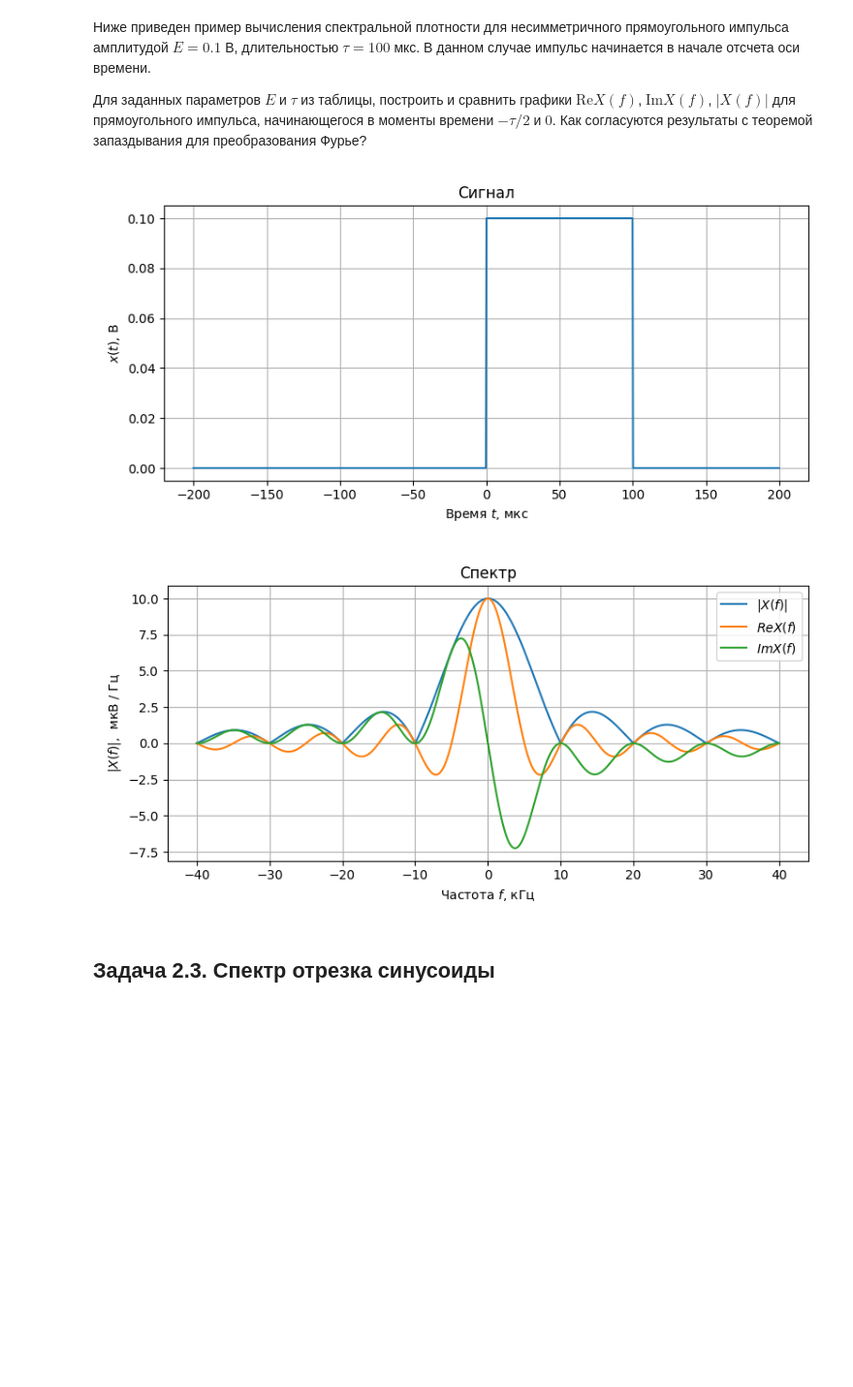
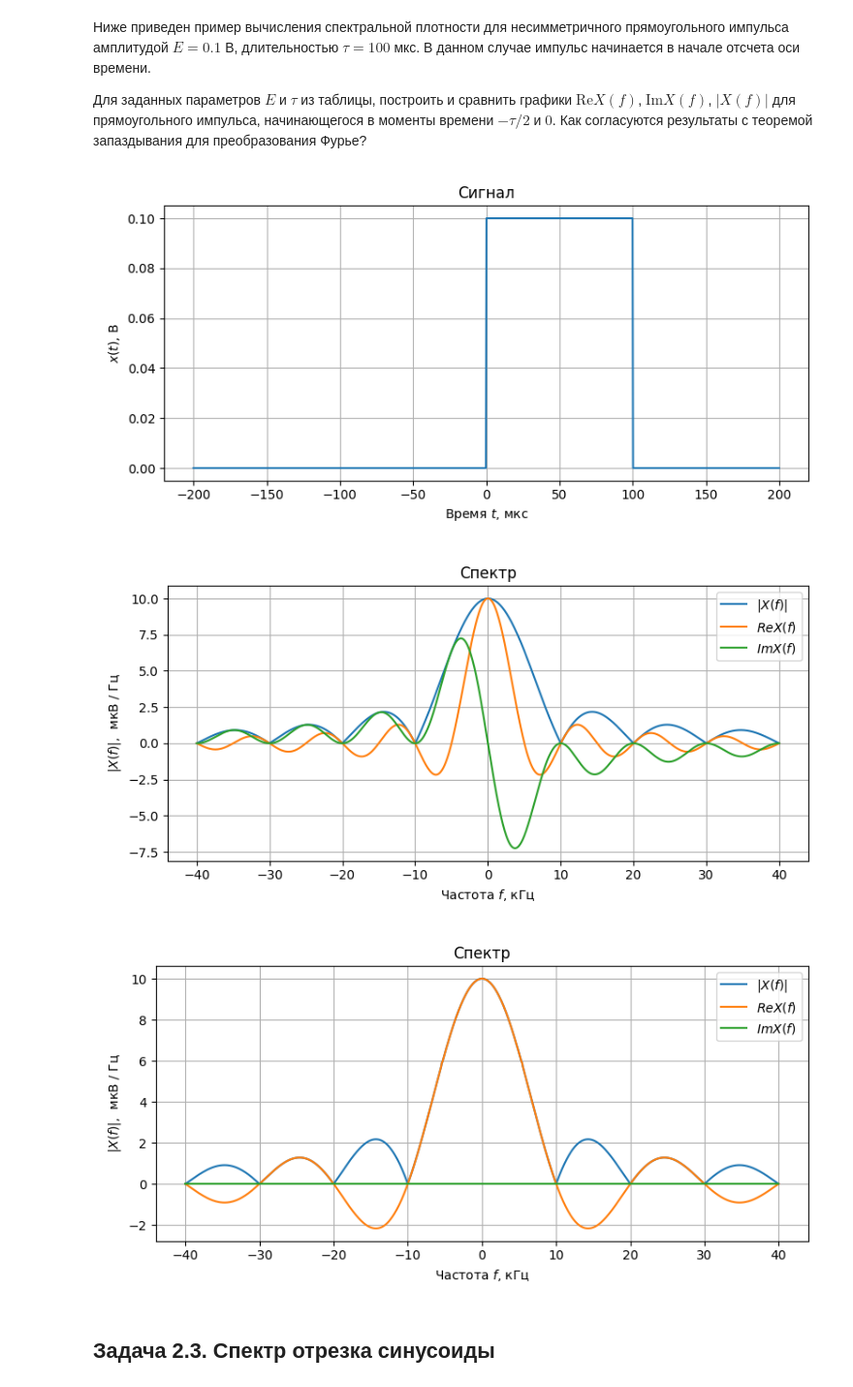
Before and after one commit to nik0zer/radio_phys, a Jupyter notebook: laba_1/Lab1_task.ipynb, the cells around one changed output. Shown at 97% size. Drawn from its saved outputs; the diff is of its cells as text; code cells hidden in the pictures; blank space fills up the shorter version.

```diff
--- a/laba_1/Lab1_task.ipynb
+++ b/laba_1/Lab1_task.ipynb
@@ -447,33 +447,51 @@ tau=100*1e-6 #150 мкс
 f_band=np.linspace(-4/tau, 4/tau, 1000) # 1000 - число точек в диапазоне, в которых вычисляется X(f)
 
 def boxcar(t, tau):
     if 0<t<tau:
+        return 0.1 # 0.1 В
+    else:
+        return 0.0 # 0 В
+
+def boxcar_2(t, tau):
+    if -tau/2<t<tau/2:
         return 0.1 # 0.1 В
     else:
         return 0.0 # 0 В
 
 t_band=np.linspace(-2*tau, 2*tau, 1024)
 plt.figure(figsize=[8, 4])
 plt.plot(t_band*1e6, [boxcar(t, tau) for t in t_band])
 plt.xlabel("Время $t$, мкс")
 plt.ylabel("$x(t)$, В")
 plt.title("Сигнал")
 plt.tight_layout()
 plt.grid()
 
 plt.figure(figsize=[8, 4])
 plt.plot(f_band/1e3, fourier_transform(signal=boxcar, f_band=f_band, tau=tau, t1=-2*tau, t2=2*tau, res_type="abs")*1e6, label='$|X(f)|$')
 plt.plot(f_band/1e3, fourier_transform(signal=boxcar, f_band=f_band, tau=tau, t1=-2*tau, t2=2*tau, res_type="Re")*1e6, label='${Re }X(f)$')
 plt.plot(f_band/1e3, fourier_transform(signal=boxcar, f_band=f_band, tau=tau, t1=-2*tau, t2=2*tau, res_type="Im")*1e6, label='${Im }X(f)$')
 plt.xlabel("Частота $f$, кГц")
 plt.ylabel("$|X(f)|$,  мкВ / Гц")
 plt.title("Спектр")
 plt.legend(loc='best', bbox_to_anchor=(1, 1))
 plt.tight_layout()
 plt.grid()
+
+plt.figure(figsize=[8, 4])
+plt.plot(f_band/1e3, fourier_transform(signal=boxcar_2, f_band=f_band, tau=tau, t1=-2*tau, t2=2*tau, res_type="abs")*1e6, label='$|X(f)|$')
+plt.plot(f_band/1e3, fourier_transform(signal=boxcar_2, f_band=f_band, tau=tau, t1=-2*tau, t2=2*tau, res_type="Re")*1e6, label='${Re }X(f)$')
+plt.plot(f_band/1e3, fourier_transform(signal=boxcar_2, f_band=f_band, tau=tau, t1=-2*tau, t2=2*tau, res_type="Im")*1e6, label='${Im }X(f)$')
+plt.xlabel("Частота $f$, кГц")
+plt.ylabel("$|X(f)|$,  мкВ / Гц")
+plt.title("Спектр")
+plt.legend(loc='best', bbox_to_anchor=(1, 1))
+plt.tight_layout()
+plt.grid()
 # %% [output]
 [figure]
 [figure]
+[figure, added]
 # %% [markdown]
 ## Задача 2.3. Спектр отрезка синусоиды
 # %% [markdown]
```
Also changed, not shown: parts of 1 cell of this notebook.
